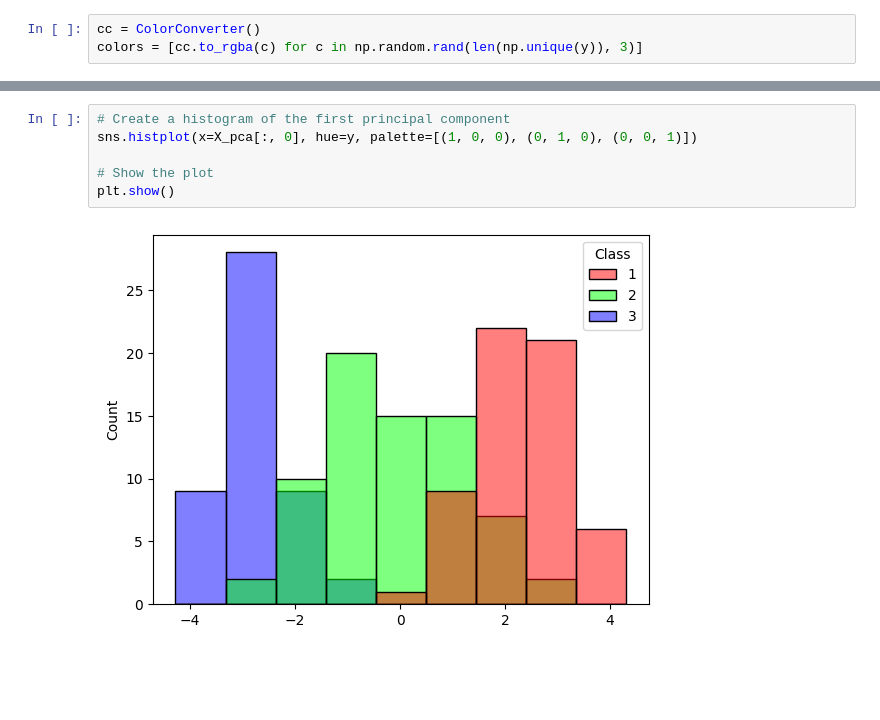
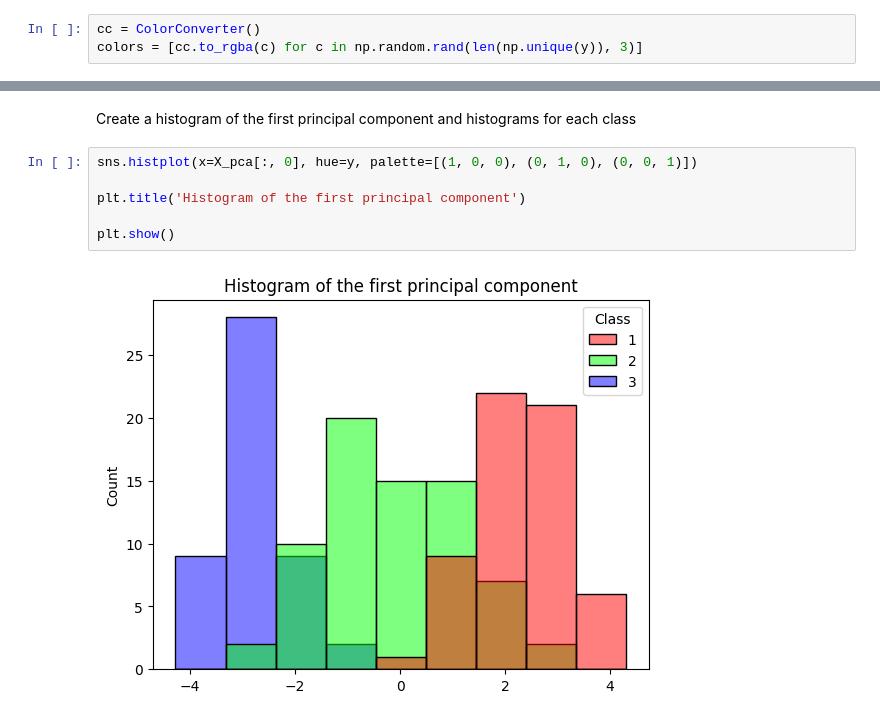
Before and after one commit to sskender/data-visualization, a Jupyter notebook: lab3/Wines.ipynb, the cells around one changed output, grey strips where cells are left out. Drawn from its saved outputs; the diff is of its cells as text; blank space fills up the shorter version.

```diff
--- a/lab3/Wines.ipynb
+++ b/lab3/Wines.ipynb
@@ -172,14 +169,16 @@ ax[2].set_ylabel('PC 3')
 plt.show()
 # %% [output]
 [figure]
+# %% [markdown]
+Create a histogram of the first principal component and histograms for each class
 # %%
-# Create a histogram of the first principal component
 sns.histplot(x=X_pca[:, 0], hue=y, palette=[(1, 0, 0), (0, 1, 0), (0, 0, 1)])
 
-# Show the plot
+plt.title('Histogram of the first principal component')
+
 plt.show()
 # %% [output]
-[figure, old version]
+[figure, new version]
 # %%
 # Select the samples for each class
 class_1 = X_pca[y == 1, 0]
```
Also changed, not shown: parts of 28 cells of this notebook.
